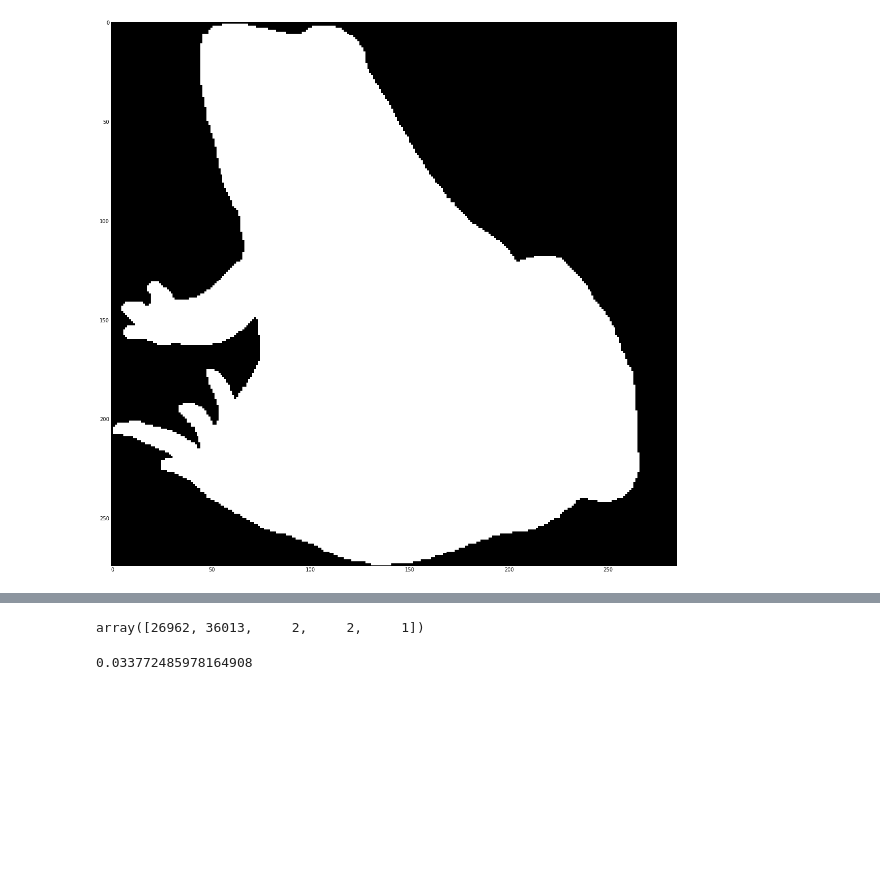
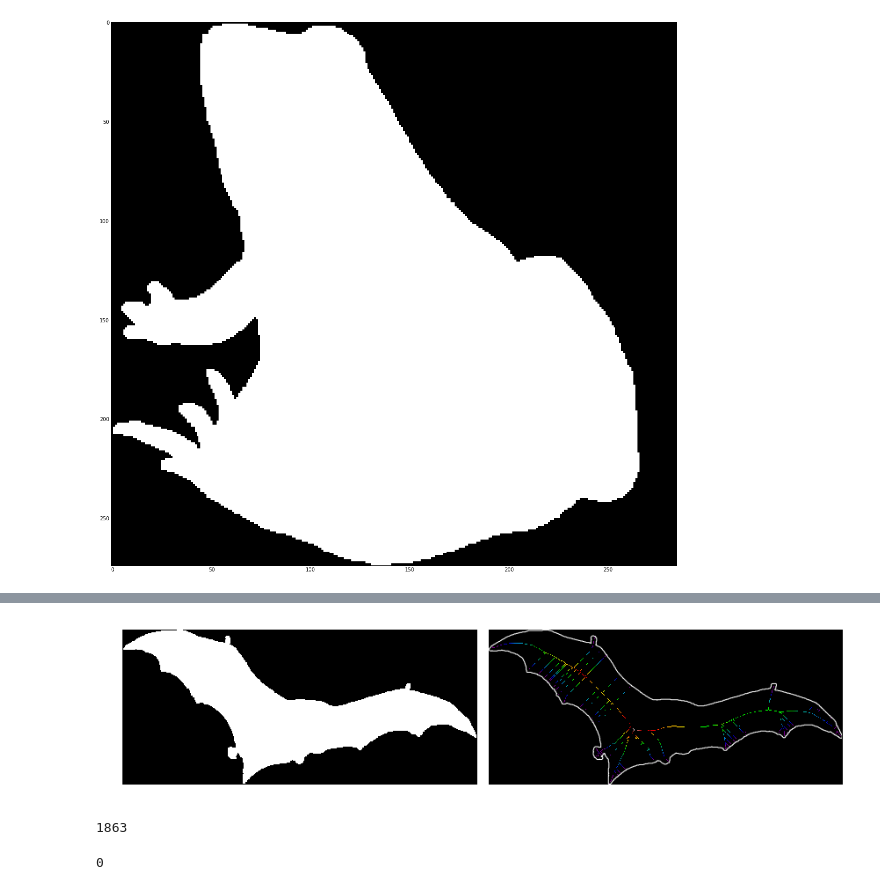
Before and after one commit to eugeniashurko/fork-recognition, a Jupyter notebook: experiments/curvature.ipynb, the cells around one changed output, grey strips where cells are left out. Saved outputs shown, nothing was run; the diff lists cells and outputs as text; code cells hidden in the pictures; blank space fills up the shorter version.

```diff
--- a/experiments/curvature.ipynb
+++ b/experiments/curvature.ipynb
@@ -446,4 +436,0 @@ imshow(filled_image)
-# %%
-label_count
-# %% [output]
-array([26962, 36013,     2,     2,     1])
@@ -452,4 +436,0 @@ area = properties[0].area
-# %%
-area/(per*per)
-# %% [output]
-0.033772485978164908
@@ -457,0 +437,43 @@ plt.close()
+# %%
+# number of branches of skeleton
+def n_skeleton_branches(image):
+    skeleton = medial_axis_skeleton(image)
+
+    fig, (ax1, ax2) = plt.subplots(1, 2, figsize=(12, 8), sharex=True, sharey=True,
+                               subplot_kw={'adjustable': 'box-forced'})
+    ax1.imshow(image, cmap=plt.cm.gray, interpolation='nearest')
+    ax1.axis('off')
+    ax2.imshow(skeleton, cmap=plt.cm.spectral, interpolation='nearest')
+    ax2.contour(image, [0.5], colors='w')
+    ax2.axis('off')
+
+    fig.tight_layout()
+    plt.show()
+
+    peaks = 0
+    skeleton[skeleton != 0] = 1
+    for i in range(1, skeleton.shape[0] - 1):
+        for j in range(1, skeleton.shape[1] - 1):
+            skeleton_pixels_in_neighborhood =\
+                skeleton[i - 1][j - 1] +\
+                skeleton[i - 1][j] +\
+                skeleton[i - 1][j + 1] +\
+                skeleton[i][j - 1] +\
+                skeleton[i][j] +\
+                skeleton[i][j + 1] +\
+                skeleton[i][j - 1] +\
+                skeleton[i][j] +\
+                skeleton[i][j + 1]
+            if skeleton_pixels_in_neighborhood == 1:
+                peaks += 1
+    return peaks
+# %%
+peaks = n_skeleton_branches(filled_image)
+print(peaks)
+# %% [output]
+[figure, added]
+1863
+# %%
+peaks
+# %% [output]
+0
```
Also changed, not shown: parts of 7 cells of this notebook, 1 other file.
